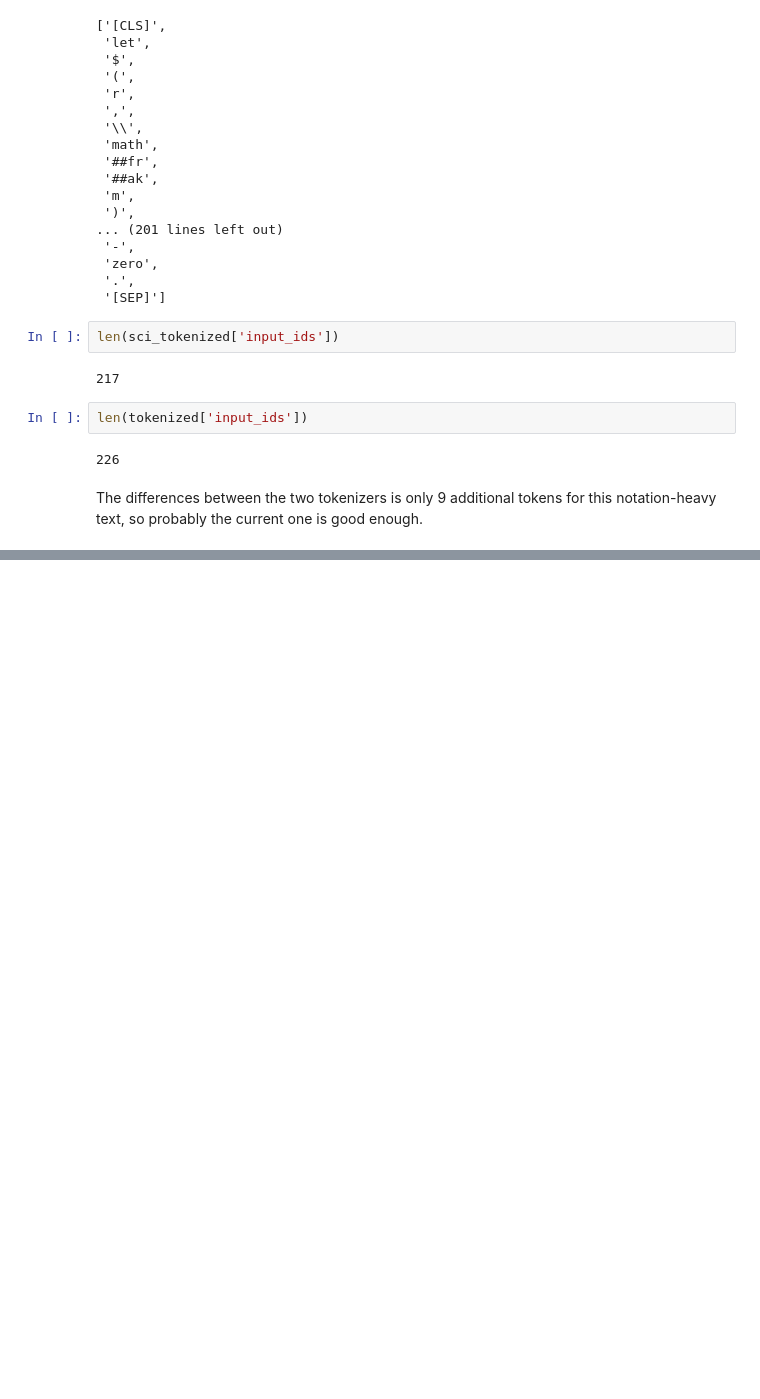
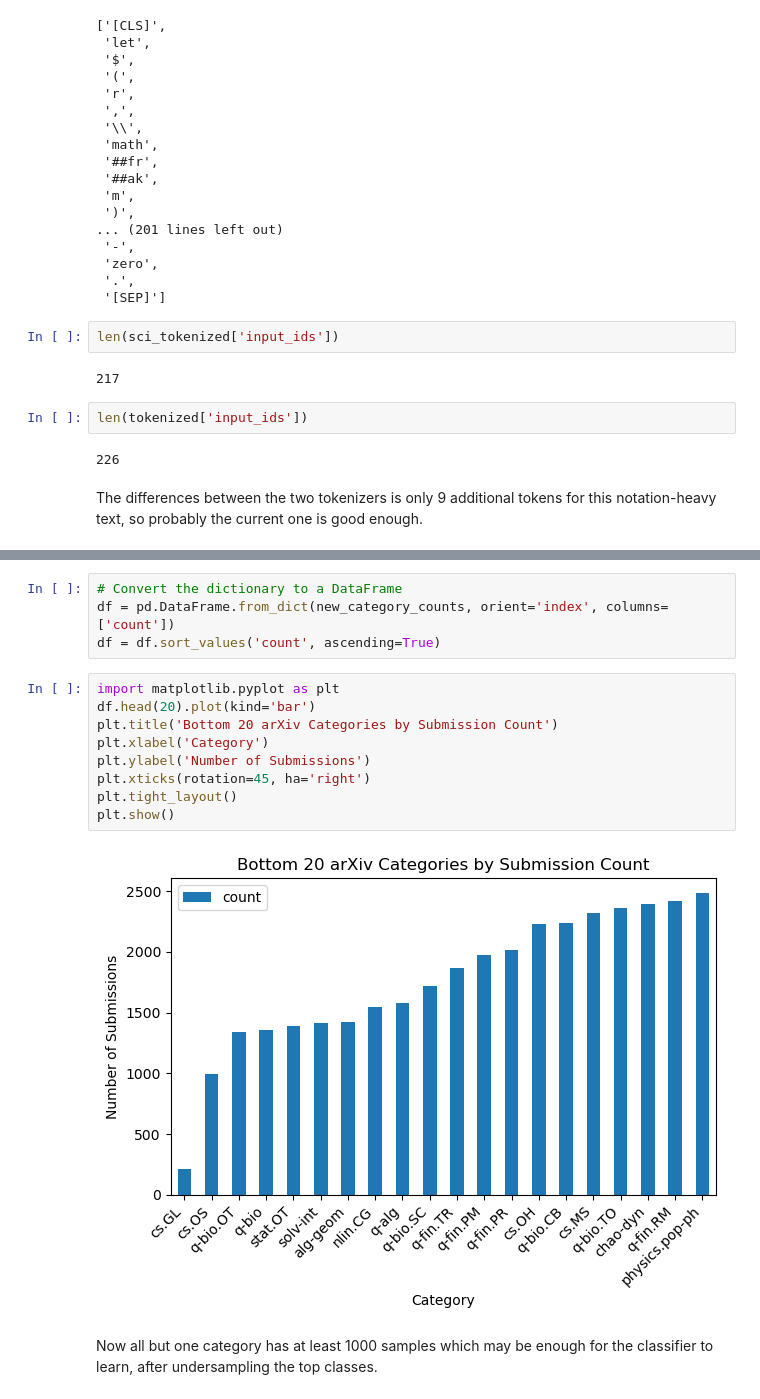
Before and after one commit to borislavab/research-classifier, a Jupyter notebook: research_classifier/analysis/analysis.ipynb, the cells around one changed output, grey strips where cells are left out. Saved outputs shown, nothing was run; the diff lists cells and outputs as text; blank space fills up the shorter version.

Commit message:
Include more mapped categories and contribute to analysis

```diff
--- a/research_classifier/analysis/analysis.ipynb
+++ b/research_classifier/analysis/analysis.ipynb
@@ -497,0 +573,17 @@ The differences between the two tokenizers is only 9 additional tokens for this
+# %%
+# Convert the dictionary to a DataFrame
+df = pd.DataFrame.from_dict(new_category_counts, orient='index', columns=['count'])
+df = df.sort_values('count', ascending=True)
+# %%
+import matplotlib.pyplot as plt
+df.head(20).plot(kind='bar')
+plt.title('Bottom 20 arXiv Categories by Submission Count')
+plt.xlabel('Category')
+plt.ylabel('Number of Submissions')
+plt.xticks(rotation=45, ha='right')
+plt.tight_layout()
+plt.show()
+# %% [output]
+[figure, added]
+# %% [markdown]
+Now all but one category has at least 1000 samples which may be enough for the classifier to learn, after undersampling the top classes.
```
Also changed, not shown: parts of 23 cells of this notebook, 1 other file.
